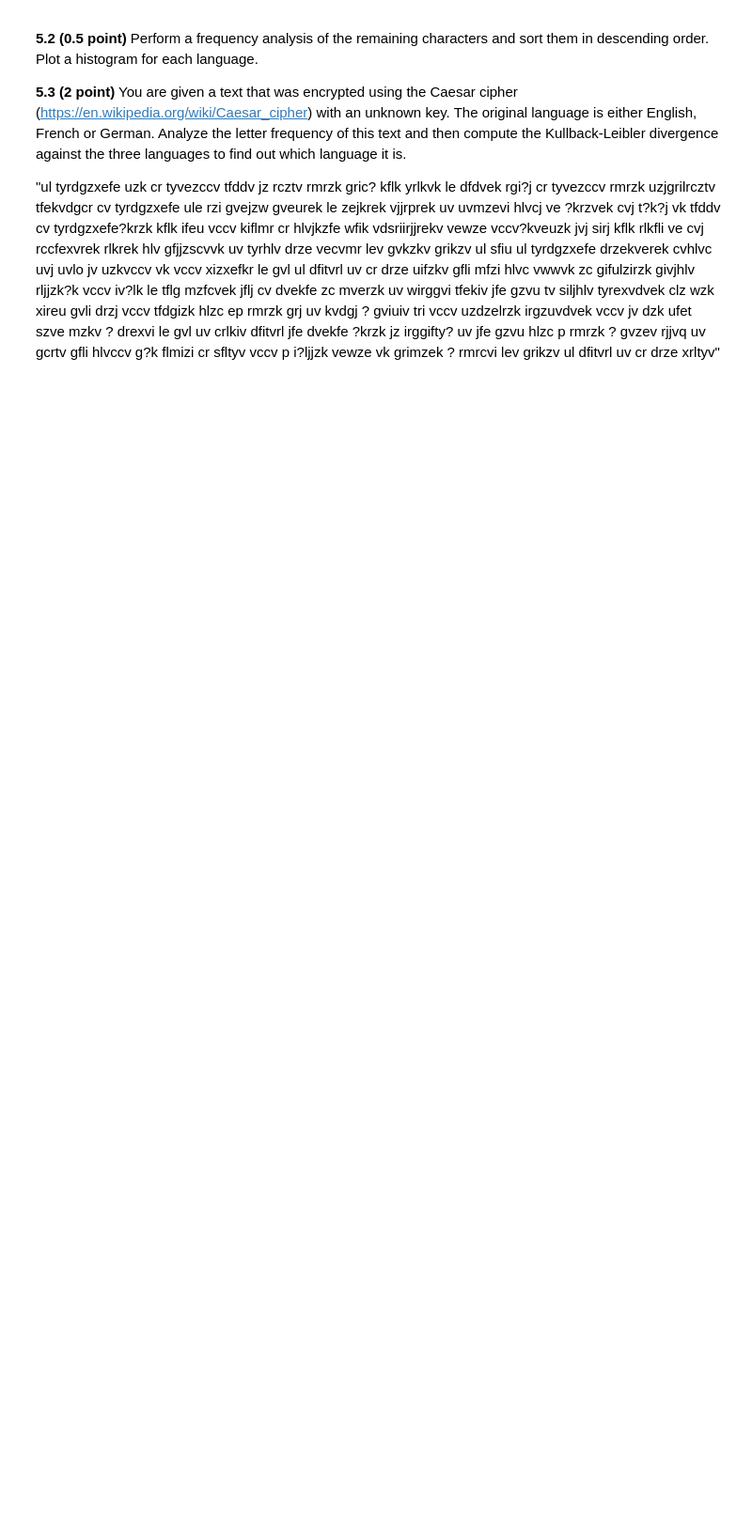
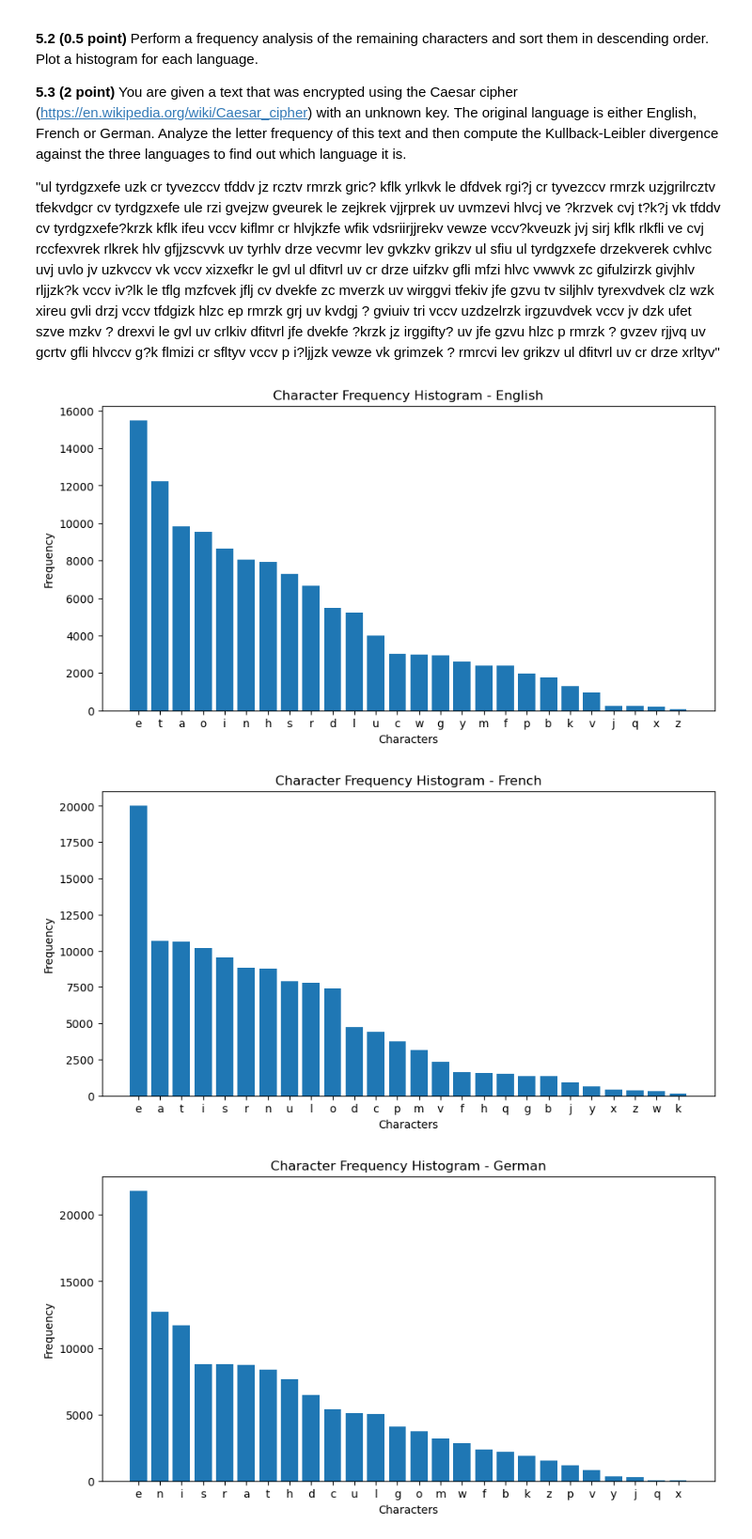
Before and after one commit to enorenio/hws_ss24, a Jupyter notebook: snlp_4/assignment_4.ipynb, the cells around one changed output. Shown: that part at 94% size. Saved outputs shown, nothing was run; the diff lists cells and outputs as text; code cells hidden in the pictures; blank space fills up the shorter version.

```diff
--- a/snlp_4/assignment_4.ipynb
+++ b/snlp_4/assignment_4.ipynb
@@ -183,3 +691,40 @@ for top_n in np.linspace(100,5000,10,dtype=int):
 **5.3 (2 point)** You are given a text that was encrypted using the Caesar cipher (https://en.wikipedia.org/wiki/Caesar_cipher) with an unknown key. The original language is either English, French or German. Analyze the letter frequency of this text and then compute the Kullback-Leibler divergence against the three languages to find out which language it is.
 
 "ul tyrdgzxefe uzk cr tyvezccv tfddv jz rcztv rmrzk gric? kflk yrlkvk le dfdvek rgi?j cr tyvezccv rmrzk uzjgrilrcztv tfekvdgcr cv tyrdgzxefe ule rzi gvejzw gveurek le zejkrek vjjrprek uv uvmzevi hlvcj ve ?krzvek cvj t?k?j vk tfddv cv tyrdgzxefe?krzk kflk ifeu vccv kiflmr cr hlvjkzfe wfik vdsriirjjrekv vewze vccv?kveuzk jvj sirj kflk rlkfli ve cvj rccfexvrek rlkrek hlv gfjjzscvvk uv tyrhlv drze vecvmr lev gvkzkv grikzv ul sfiu ul tyrdgzxefe drzekverek cvhlvc uvj uvlo jv uzkvccv vk vccv xizxefkr le gvl ul dfitvrl uv cr drze uifzkv gfli mfzi hlvc vwwvk zc gifulzirzk givjhlv rljjzk?k vccv iv?lk le tflg mzfcvek jflj cv dvekfe zc mverzk uv wirggvi tfekiv jfe gzvu tv siljhlv tyrexvdvek clz wzk xireu gvli drzj vccv tfdgizk hlzc ep rmrzk grj uv kvdgj ? gviuiv tri vccv uzdzelrzk irgzuvdvek vccv jv dzk ufet szve mzkv ? drexvi le gvl uv crlkiv dfitvrl jfe dvekfe ?krzk jz irggifty? uv jfe gzvu hlzc p rmrzk ? gvzev rjjvq uv gcrtv gfli hlvccv g?k flmizi cr sfltyv vccv p i?ljjzk vewze vk grimzek ? rmrcvi lev grikzv ul dfitvrl uv cr drze xrltyv"
+# %%
+import string
+
+def preprocess_text(file_path):
+    with open(file_path, 'r', encoding='utf-8') as file:
+        text = file.read()
+        text = text.lower()
+        text = ''.join([char if char in string.ascii_lowercase or char == ' ' else '?' for char in text])
+        text = text.translate(str.maketrans('', '', string.punctuation))
+    return text
+
+alice_eng = preprocess_text('data/alice_eng.txt')
+alice_fra = preprocess_text('data/alice_fra.txt')
+alice_ger = preprocess_text('data/alice_ger.txt')
+# %%
+import matplotlib.pyplot as plt
+from collections import Counter
+
+def plot_histogram(text, language):
+    counter = Counter(text.replace(' ', ''))
+    frequencies = sorted(counter.items(), key=lambda x: x[1], reverse=True)
+    characters, counts = zip(*frequencies)
+
+    plt.figure(figsize=(10, 5))
+    plt.bar(characters, counts)
+    plt.title(f'Character Frequency Histogram - {language}')
+    plt.xlabel('Characters')
+    plt.ylabel('Frequency')
+    plt.show()
+
+plot_histogram(alice_eng, "English")
+plot_histogram(alice_fra, "French")
+plot_histogram(alice_ger, "German")
+# %% [output]
+[figure, added]
+[figure, added]
+[figure, added]
```
Also changed, not shown: parts of 57 cells of this notebook, 1 other file.
